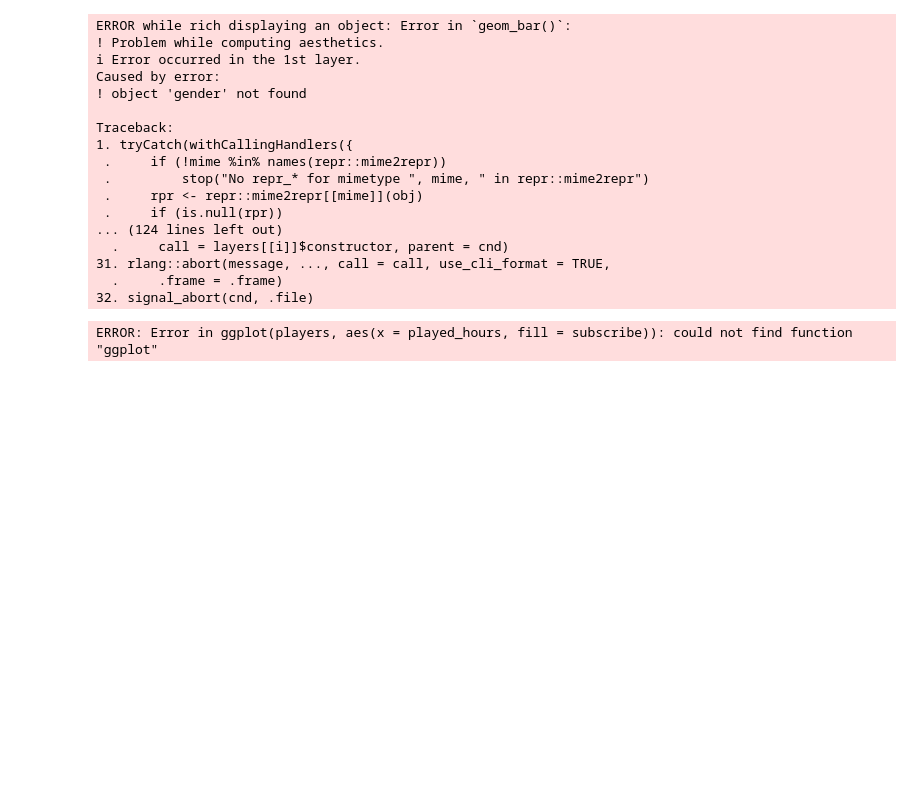
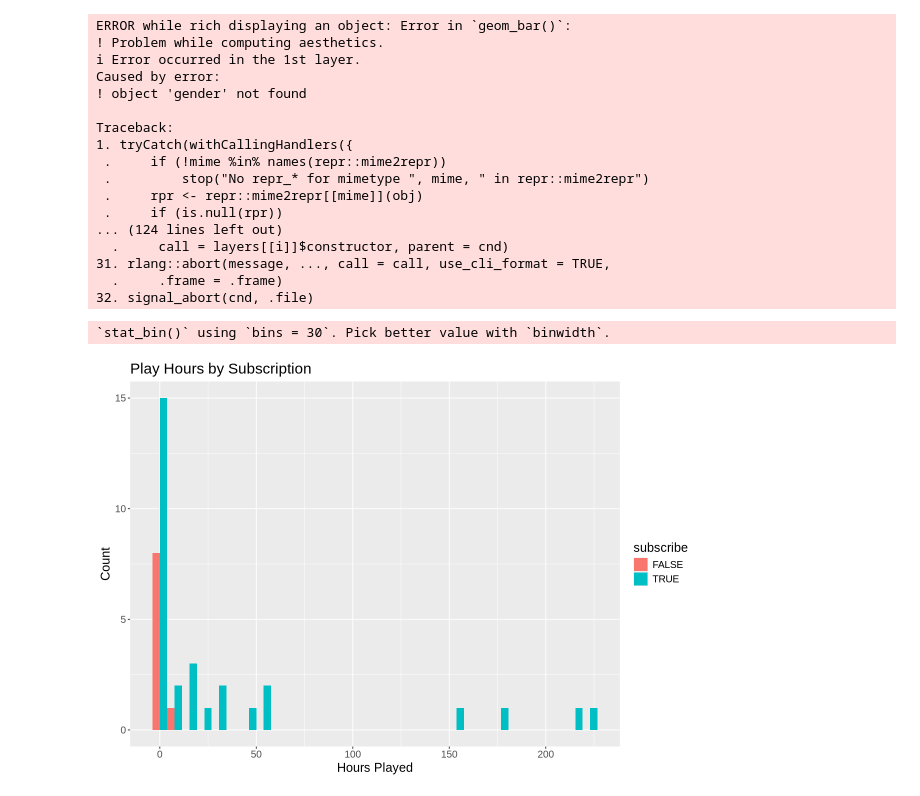
Before and after one commit to vyang06/DSCI-100-Final-Report-008-31, a Jupyter notebook: Project_Final_Report_008_31.ipynb, the cells around one changed output. Drawn from its saved outputs; the diff is of its cells as text; code cells hidden in the pictures; blank space fills up the shorter version.

```diff
--- a/Project_Final_Report_008_31.ipynb
+++ b/Project_Final_Report_008_31.ipynb
@@ -204,12 +210,14 @@ Traceback:
   .     .frame = .frame)
 32. signal_abort(cnd, .file)
 # %%
-players |>
-  ggplot(aes(x = played_hours, fill = subscribe)) +
-  geom_histogram(position = "dodge") +
-  labs(title="Play Hours by Subscription", x="Hours Played", y="Count")
+player_visualization_3 <-
+    ggplot(combined_data, aes(x = played_hours, fill = subscribe)) +
+    geom_histogram(position = "dodge") +
+    labs(title = "Play Hours by Subscription", x = "Hours Played", y = "Count") +
+    theme(text = element_text(size = 15))
 
-
+player_visualization_3
 ##I will change it later today
 # %% [output]
-ERROR: Error in ggplot(players, aes(x = played_hours, fill = subscribe)): could not find function "ggplot"
+`stat_bin()` using `bins = 30`. Pick better value with `binwidth`.
+[figure, added]
```
Also changed, not shown: parts of 4 cells of this notebook.
